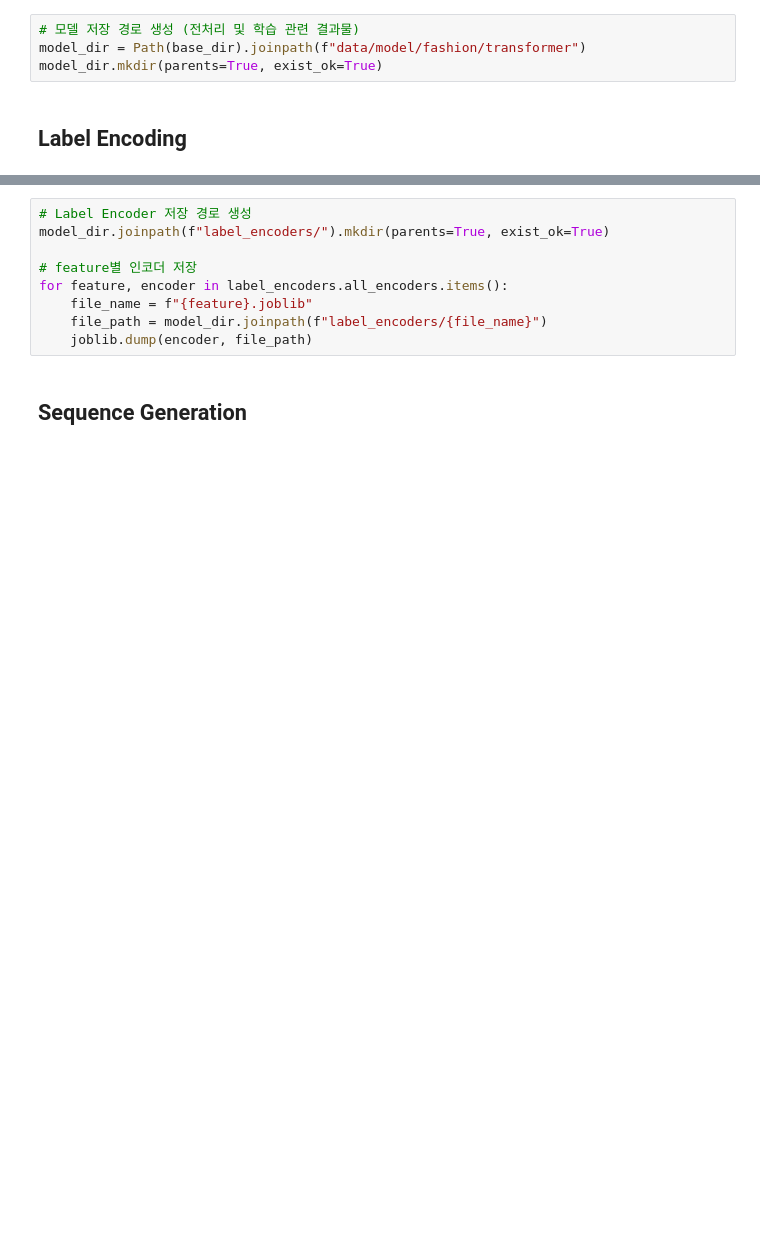
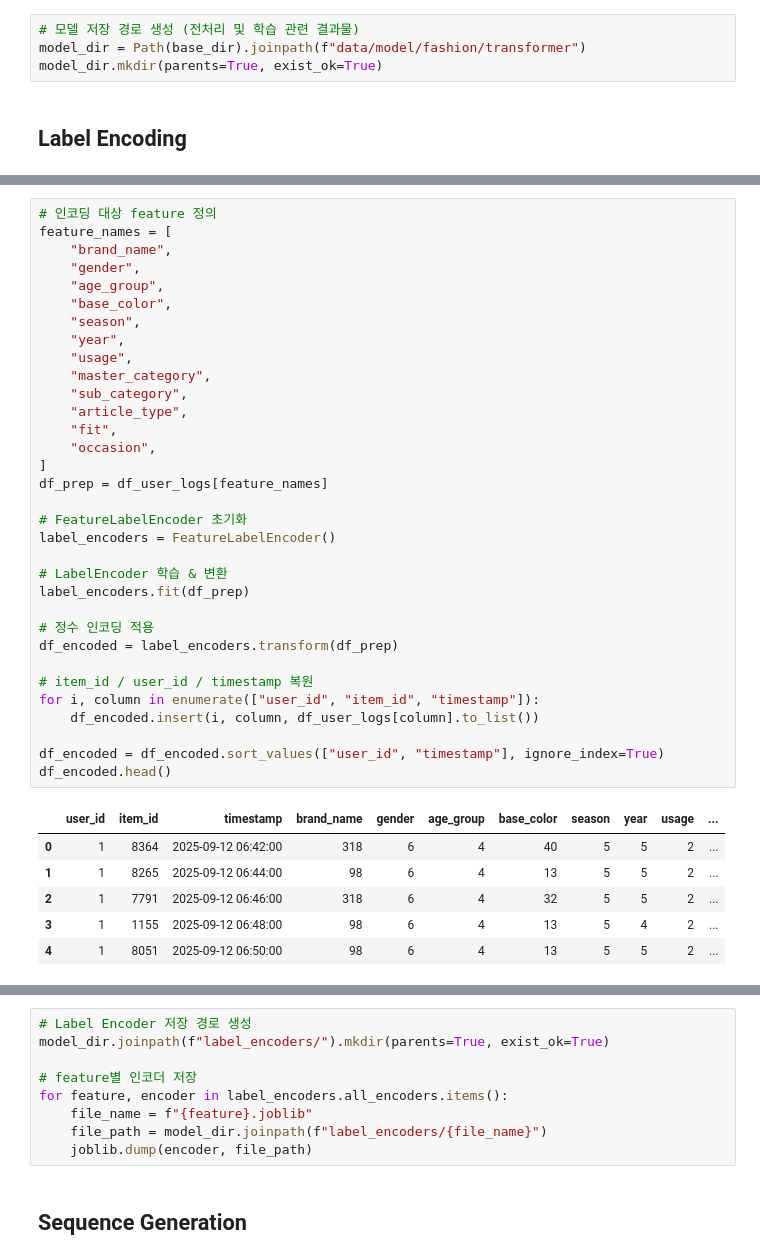
Before and after one commit to yg-hwang/recsys, a Jupyter notebook: 4_modeling_transformer/4_1_train_model.ipynb, the cells around one changed output, grey strips where cells are left out. Saved outputs shown, nothing was run; the diff lists cells and outputs as text; blank space fills up the shorter version.

```diff
--- a/4_modeling_transformer/4_1_train_model.ipynb
+++ b/4_modeling_transformer/4_1_train_model.ipynb
@@ -179,0 +110,40 @@ occasion: [0] -> ['-1']
+# %%
+# 인코딩 대상 feature 정의
+feature_names = [
+    "brand_name",
+    "gender",
+    "age_group",
+    "base_color",
+    "season",
+    "year",
+    "usage",
+    "master_category",
+    "sub_category",
+    "article_type",
+    "fit",
+    "occasion",
+]
+df_prep = df_user_logs[feature_names]
+
+# FeatureLabelEncoder 초기화
+label_encoders = FeatureLabelEncoder()
+
+# LabelEncoder 학습 & 변환
+label_encoders.fit(df_prep)
+
+# 정수 인코딩 적용
+df_encoded = label_encoders.transform(df_prep)
+
+# item_id / user_id / timestamp 복원
+for i, column in enumerate(["user_id", "item_id", "timestamp"]):
+    df_encoded.insert(i, column, df_user_logs[column].to_list())
+
+df_encoded = df_encoded.sort_values(["user_id", "timestamp"], ignore_index=True)
+df_encoded.head()
+# %% [output]
+|  | user_id | item_id | timestamp | brand_name | gender | age_group | base_color | season | year | usage | ... |
+| 0 | 1 | 8364 | 2025-09-12 06:42:00 | 318 | 6 | 4 | 40 | 5 | 5 | 2 | ... |
+| 1 | 1 | 8265 | 2025-09-12 06:44:00 | 98 | 6 | 4 | 13 | 5 | 5 | 2 | ... |
+| 2 | 1 | 7791 | 2025-09-12 06:46:00 | 318 | 6 | 4 | 32 | 5 | 5 | 2 | ... |
+| 3 | 1 | 1155 | 2025-09-12 06:48:00 | 98 | 6 | 4 | 13 | 5 | 4 | 2 | ... |
+| 4 | 1 | 8051 | 2025-09-12 06:50:00 | 98 | 6 | 4 | 13 | 5 | 5 | 2 | ... |
```
Also changed, not shown: parts of 14 cells of this notebook, 28 other files.
